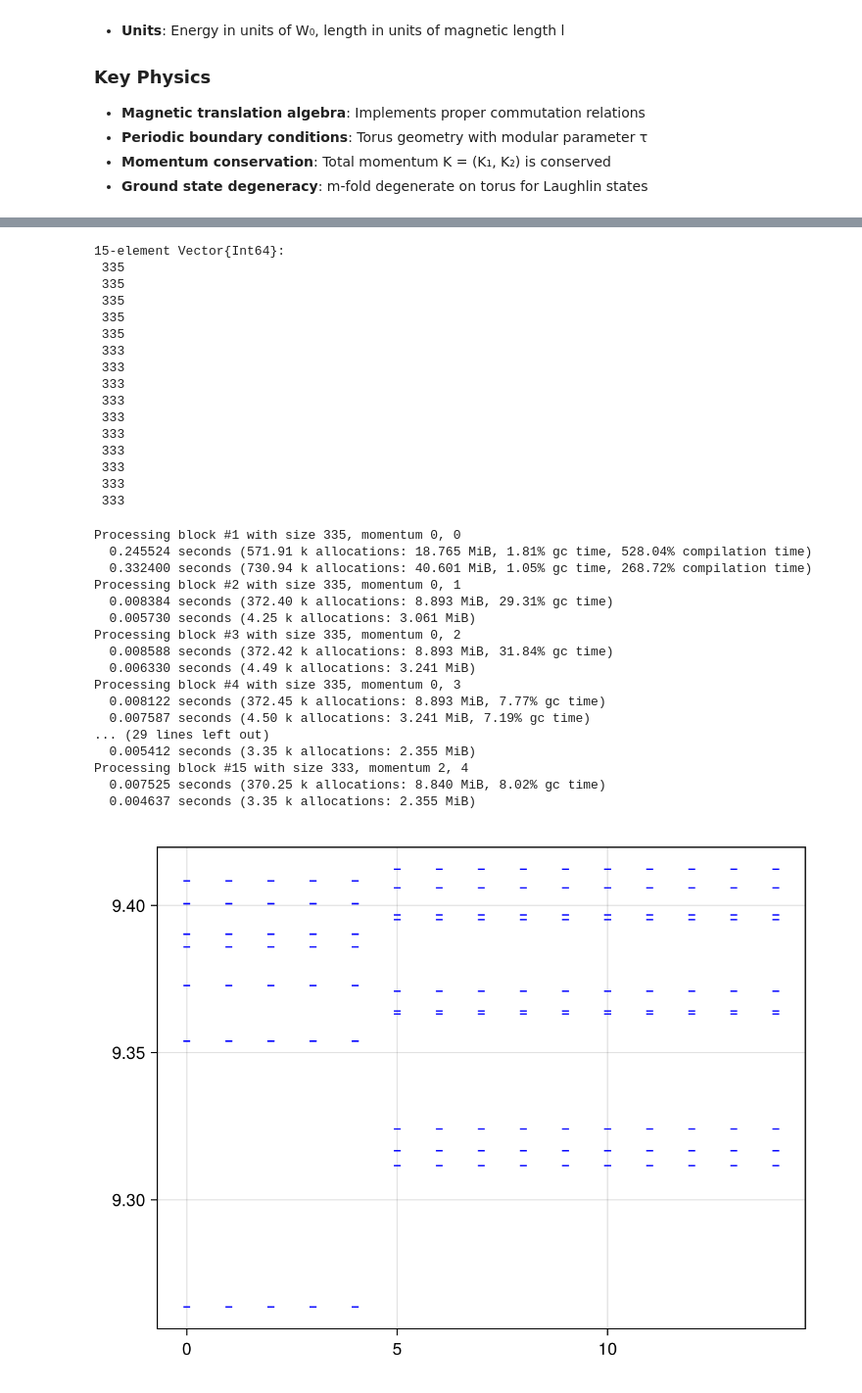
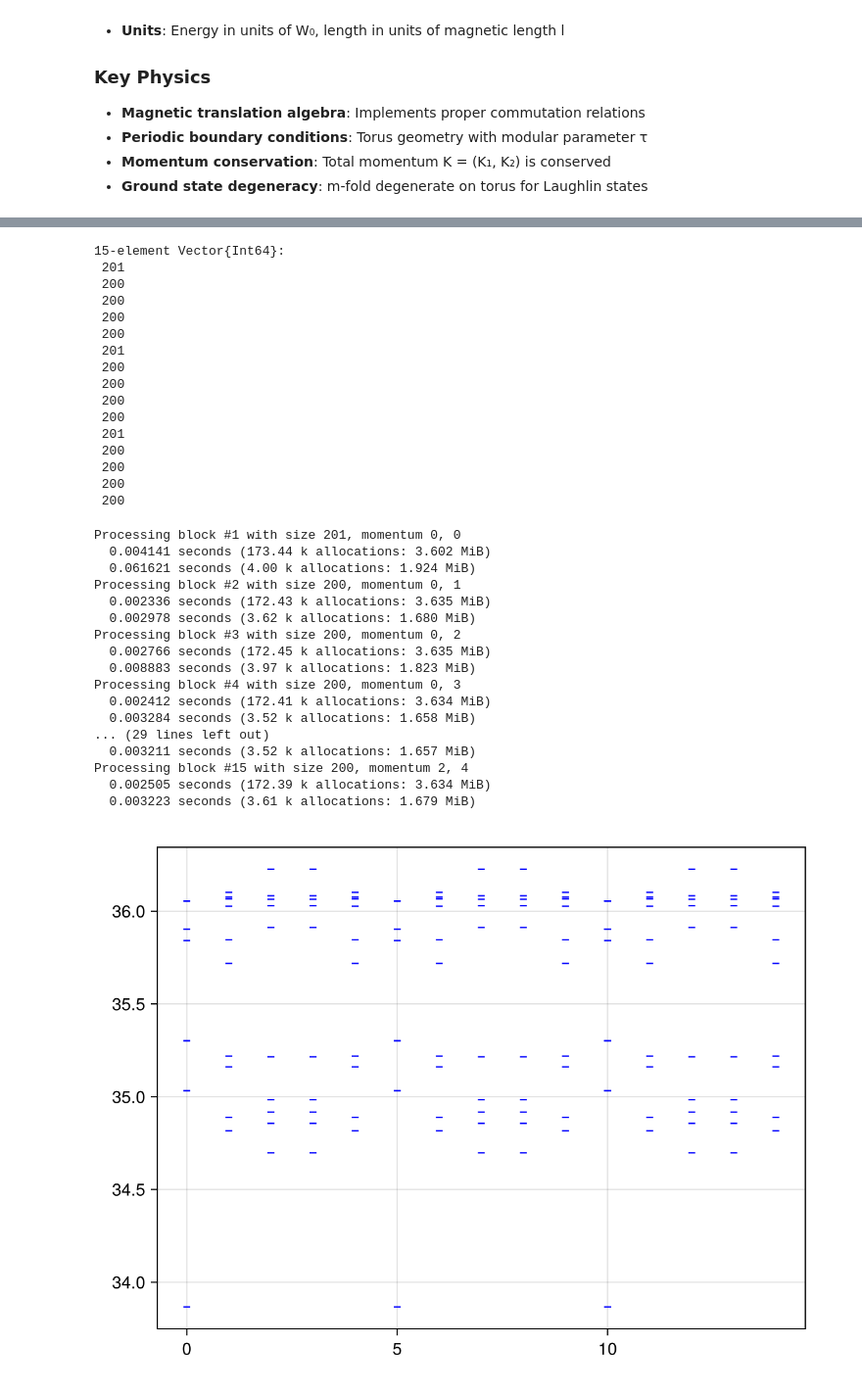
Before and after one commit to Zou-Bo/MomentumED.jl, a Jupyter notebook: examples/example1_FQH_Laughlin.ipynb, the cells around one changed output, grey strips where cells are left out. Shown: that part at 98% size. Cells and saved outputs as stored; diff of their text form; code cells hidden in the pictures.

```diff
--- a/examples/example1_FQH_Laughlin.ipynb
+++ b/examples/example1_FQH_Laughlin.ipynb
@@ -94,7 +96,7 @@ end
 # This implements the full Coulomb interaction with proper magnetic translation phases
 # The interaction is computed in momentum space with Landau level projection
 # Momentum inputs are Tuple(Float64, Float64) representing (k1, k2) in ratio of Gk
-function V_int(kf1, kf2, ki1, ki2, cf1=1, cf2=1, ci1=1, ci2=1; output=false)::ComplexF64
+function V_int(kf1, kf2, ki2, ki1, cf1=1, cf2=1, ci2=1, ci1=1; output=false)::ComplexF64
 
     # Calculate momentum transfer (modulo reciprocal lattice)
     q = rem.(ki1 .- kf1, 1, RoundNearest)
@@ -132,75 +134,77 @@ end
 
 # Create parameter structure for the exact diagonalization
 # This contains all the system information needed for the calculation
-para = EDPara(k_list=k_list, Gk=Gk, V_int = V_int);
+para = EDPara(k_list = k_list, Gk = Gk, V_int = V_int);
 # %%
 blocks, block_k1, block_k2, k0number =
     ED_momentum_block_division(para, ED_mbslist(para, (Ne,)));
 length.(blocks)
 # %% [output]
 15-element Vector{Int64}:
- 335
- 335
- 335
- 335
- 335
- 333
- 333
- 333
- 333
- 333
- 333
- 333
- 333
- 333
- 333
+ 201
+ 200
+ 200
+ 200
+ 200
+ 201
+ 200
+ 200
+ 200
+ 200
+ 201
+ 200
+ 200
+ 200
+ 200
 # %%
 scat_list1 = ED_sortedScatteringList_onebody(para);
 scat_list2 = ED_sortedScatteringList_twobody(para);
 # %%
+Neigen = 10  # Number of eigenvalues to compute per block
 energies = Vector{Vector{Float64}}(undef, length(blocks))
-Neigen = 10
+vectors = Vector{Vector{Vector{ComplexF64}}}(undef, length(blocks))
 for i in eachindex(blocks)
     println("Processing block #$i with size $(length(blocks[i])), momentum $(block_k1[i]), $(block_k2[i])")
-    energies[i] = EDsolve(blocks[i], scat_list1, scat_list2, Neigen;
-    showtime=true, converge_warning = false)[1]
+    energies[i], vectors[i] = EDsolve(blocks[i], scat_list1, scat_list2, Neigen;
+    showtime=true, converge_warning = false)
 end
 # %% [output]
-Processing block #1 with size 335, momentum 0, 0
-  0.245524 seconds (571.91 k allocations: 18.765 MiB, 1.81% gc time, 528.04% compilation time)
-  0.332400 seconds (730.94 k allocations: 40.601 MiB, 1.05% gc time, 268.72% compilation time)
-Processing block #2 with size 335, momentum 0, 1
-  0.008384 seconds (372.40 k allocations: 8.893 MiB, 29.31% gc time)
-  0.005730 seconds (4.25 k allocations: 3.061 MiB)
-Processing block #3 with size 335, momentum 0, 2
-  0.008588 seconds (372.42 k allocations: 8.893 MiB, 31.84% gc time)
-  0.006330 seconds (4.49 k allocations: 3.241 MiB)
-Processing block #4 with size 335, momentum 0, 3
-  0.008122 seconds (372.45 k allocations: 8.893 MiB, 7.77% gc time)
-  0.007587 seconds (4.50 k allocations: 3.241 MiB, 7.19% gc time)
+Processing block #1 with size 201, momentum 0, 0
+  0.004141 seconds (173.44 k allocations: 3.602 MiB)
+  0.061621 seconds (4.00 k allocations: 1.924 MiB)
+Processing block #2 with size 200, momentum 0, 1
+  0.002336 seconds (172.43 k allocations: 3.635 MiB)
+  0.002978 seconds (3.62 k allocations: 1.680 MiB)
+Processing block #3 with size 200, momentum 0, 2
+  0.002766 seconds (172.45 k allocations: 3.635 MiB)
+  0.008883 seconds (3.97 k allocations: 1.823 MiB)
+Processing block #4 with size 200, momentum 0, 3
+  0.002412 seconds (172.41 k allocations: 3.634 MiB)
+  0.003284 seconds (3.52 k allocations: 1.658 MiB)
 ... (29 lines left out)
-  0.005412 seconds (3.35 k allocations: 2.355 MiB)
-Processing block #15 with size 333, momentum 2, 4
-  0.007525 seconds (370.25 k allocations: 8.840 MiB, 8.02% gc time)
-  0.004637 seconds (3.35 k allocations: 2.355 MiB)
+  0.003211 seconds (3.52 k allocations: 1.657 MiB)
+Processing block #15 with size 200, momentum 2, 4
+  0.002505 seconds (172.39 k allocations: 3.634 MiB)
+  0.003223 seconds (3.61 k allocations: 1.679 MiB)
 # %%
 # The package for plotting is not included in this package. Use the following to add it:
 # using Pkg; Pkg.add("CairoMakie")
 # %%
 # Plot the energy spectrum
 using CairoMakie
 CairoMakie.activate!()
 begin
     fig = Figure();
     ax = Axis(fig[1, 1])
     for i in 1:length(blocks)
         for e in energies[i]
-            scatter!(ax, Gk[2]*block_k1[i]+block_k2[i], e, color = :blue, marker=:hline)
+            scatter!(ax, i, e, color = :blue, marker=:hline)
         end
     end
+    xlims!(-0.2, 1.2+length(blocks))
     fig
 end
 # %% [output]
-[figure, old version]
+[figure, new version]
 # %%
 # check energies explicitly to see if there's degeneracy in the same momentum sector.
```
Also changed, not shown: parts of 3 cells of this notebook, 6 other files.
